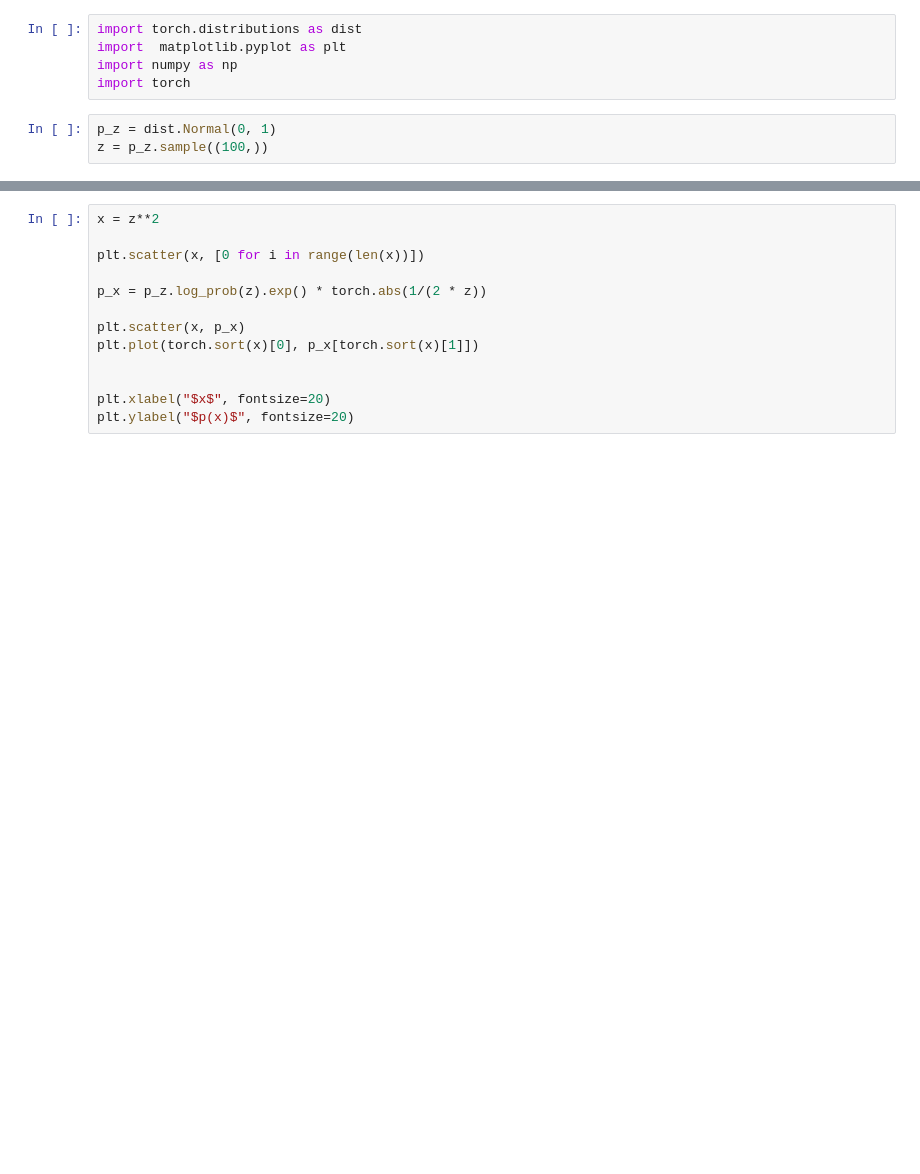
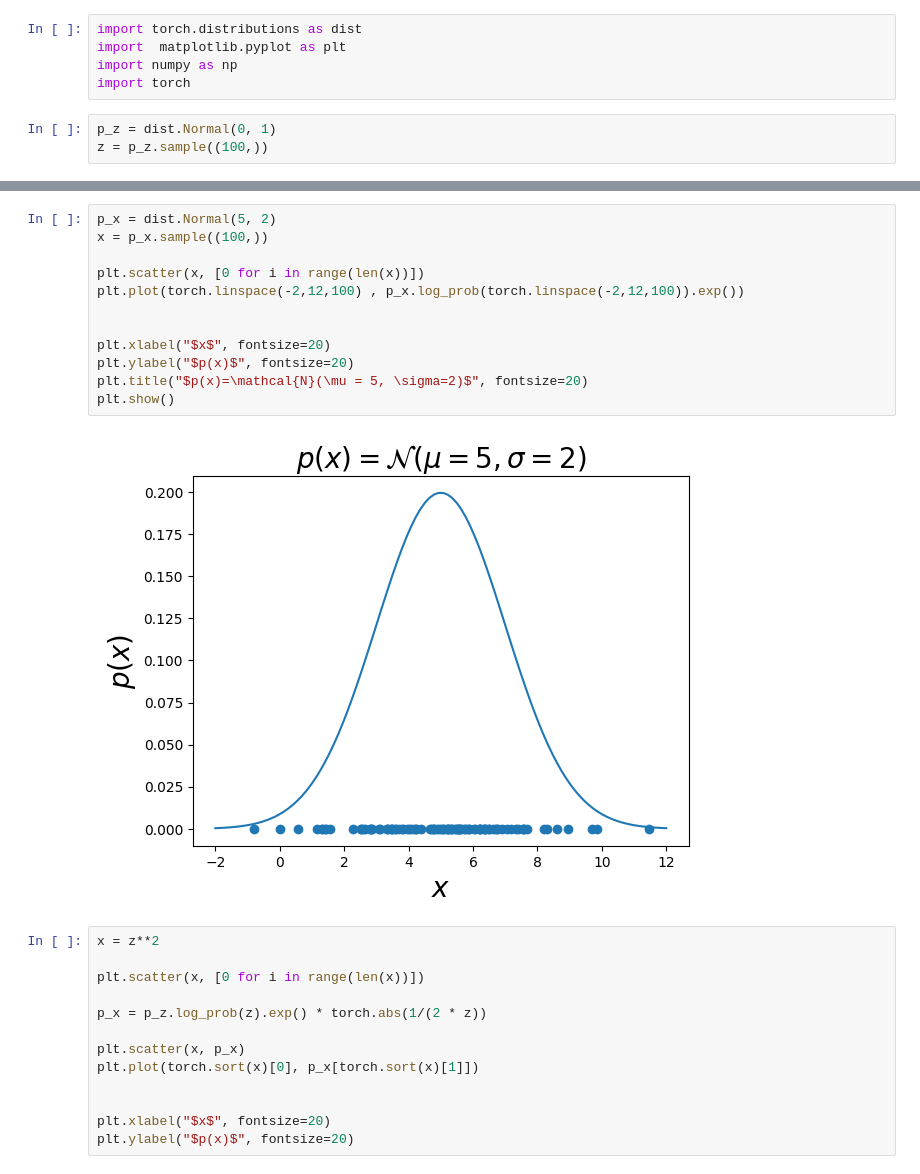
Before and after one commit to tayfununal/PyTorch, a Jupyter notebook: 1d_nf_work.ipynb, the cells around one changed output, grey strips where cells are left out. Cells and saved outputs as stored; diff of their text form; blank space fills up the shorter version.

```diff
--- a/1d_nf_work.ipynb
+++ b/1d_nf_work.ipynb
@@ -22,3 +22,17 @@ plt.show()
+# %%
+p_x = dist.Normal(5, 2)
+x = p_x.sample((100,))
+
+plt.scatter(x, [0 for i in range(len(x))])
+plt.plot(torch.linspace(-2,12,100) , p_x.log_prob(torch.linspace(-2,12,100)).exp())
+
+
+plt.xlabel("$x$", fontsize=20)
+plt.ylabel("$p(x)$", fontsize=20)
+plt.title("$p(x)=\mathcal{N}(\mu = 5, \sigma=2)$", fontsize=20)
+plt.show()
+# %% [output]
+[figure, added]
 # %%
 x = z**2
 
```
Also changed, not shown: parts of 1 cell of this notebook.
